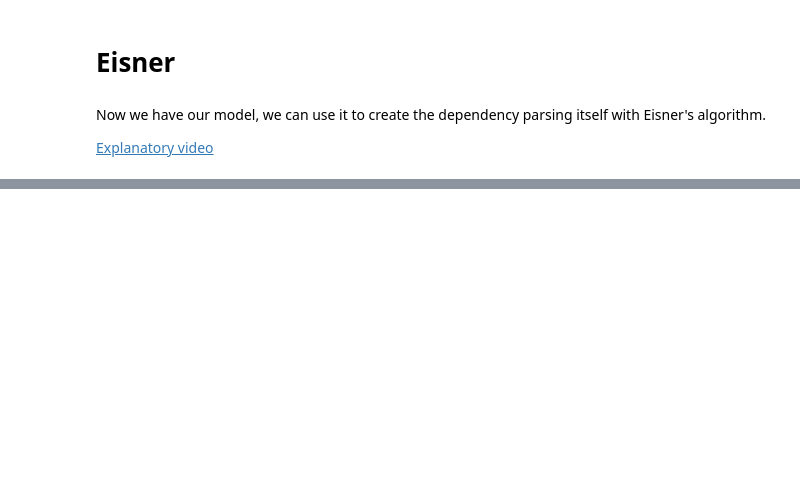
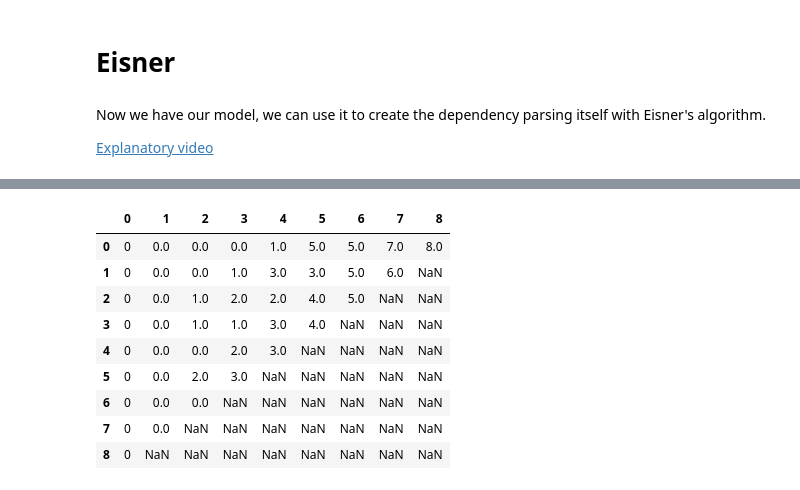
Before and after one commit to LouisGerard/Eisner, a Jupyter notebook: Eisner.ipynb, the cells around one changed output, grey strips where cells are left out. Cells and saved outputs as stored; diff of their text form; code cells hidden in the pictures; blank space fills up the shorter version.

Commit message:
fix eisner

```diff
--- a/Eisner.ipynb
+++ b/Eisner.ipynb
@@ -202,8 +214,9 @@ x.shape, y.shape
 x_train, x_test, y_train, y_test = train_test_split(x, y, test_size=0.3)
 
 model = keras.models.Sequential()
-# model.add(keras.layers.Dense(37, activation='sigmoid', input_dim=37))
 model.add(keras.layers.Dense(39, activation='sigmoid', input_dim=37))
+
+tensorboard = keras.callbacks.TensorBoard(log_dir="logs/{}".format(time.time()))
 
 model.compile('sgd', 'binary_crossentropy', metrics=['accuracy'])
 model.summary()
@@ -218,12 +231,13 @@ Trainable params: 1,482
 Non-trainable params: 0
 _________________________________________________________________
 # %%
-h = model.fit(x_train, y_train, epochs=200, batch_size=1024, validation_data=(x_test, y_test))
+h = model.fit(x_train, y_train, epochs=1000, batch_size=1024, validation_data=(x_test, y_test), verbose=0, callbacks=[tensorboard])
 
 x_plt = np.arange(len(h.history['loss']))
 plt.plot(x_plt, h.history['loss'], label='train')
 plt.plot(x_plt, h.history['val_loss'], label='test')
 plt.show()
+
 plt.plot(x_plt, h.history['acc'], label='train')
 plt.plot(x_plt, h.history['val_acc'], label='test')
 plt.show()
@@ -322,13 +319,23 @@ def eisner(sentence, model):
 
     full_left = []
     full_right = []
+    full_max = []
     part_left = []
     part_right = []
+    part_left_max = []
+    part_right_max = []
+    right_label = []
+    left_label = []
     for i in range(n):
         full_left.append([0])
         full_right.append([0])
+        full_max.append([0])
         part_left.append([0])
         part_right.append([0])
+        part_left_max.append([0])
+        part_right_max.append([0])
+        right_label.append([])
+        left_label.append([])
 
     for m in range(1, n):
         for i1 in range(n - m):
@@ -344,20 +351,26 @@ def eisner(sentence, model):
             elif sentence[i2][governor_i] == sentence[i1][index_i]:
                 score[1] = 1
 
+            i = np.argmax(prediction[2:])
+            label = onehot_2_label[i]
+
             max_full = -1
             max_q = -1
             for q in range(i2 - i1):
                 q_line = q + i1
-                current = full_right[i1][q] + full_left[q_line + 1][i2 - q_line - 1]
+                current = full_left[i1][q] + full_right[q_line + 1][i2 - q_line - 1]
                 if current > max_full:
                     max_full = current
-                    max_q = q_line + 1
+                    max_q = q_line
 
             part_left[i1].append(max_full + score[1])
             part_right[i1].append(max_full + score[0])
+            full_max[i1].append(max_q)
 
             max_part_l = -1
             max_part_r = -1
+            max_q_l = -1
+            max_q_r = -1
             for q in range(i2 - i1):
                 q_line = q + i1
                 current_l = full_left[i1][q] + part_left[q_line][i2 - q_line]
@@ -365,12 +378,29 @@ def eisner(sentence, model):
 
                 if current_l > max_part_l:
                     max_part_l = current_l
+                    max_q_l = q_line
                 if current_r > max_part_r:
                     max_part_r = current_r
+                    max_q_r = q_line + 1
 
             full_left[i1].append(max_part_l)
             full_right[i1].append(max_part_r)
-        print('-'*50)
-    return full_left, full_right, part_left, part_right
+            part_left_max[i1].append(max_q_l)
+            part_right_max[i1].append(max_q_r)
 
-full_left, full_right, part_left, part_right = eisner(sentence, model)
+    return full_left, full_right, full_max, part_left, part_right, part_left_max, part_right_max
+
+full_left, full_right, full_max, part_left, part_right, part_left_max, part_right_max = eisner(sentence, model)
+# %%
+pd.DataFrame(full_left)
+# %% [output]
+|  | 0 | 1 | 2 | 3 | 4 | 5 | 6 | 7 | 8 |
+| 0 | 0 | 0.0 | 0.0 | 0.0 | 1.0 | 5.0 | 5.0 | 7.0 | 8.0 |
+| 1 | 0 | 0.0 | 0.0 | 1.0 | 3.0 | 3.0 | 5.0 | 6.0 | NaN |
+| 2 | 0 | 0.0 | 1.0 | 2.0 | 2.0 | 4.0 | 5.0 | NaN | NaN |
+| 3 | 0 | 0.0 | 1.0 | 1.0 | 3.0 | 4.0 | NaN | NaN | NaN |
+| 4 | 0 | 0.0 | 0.0 | 2.0 | 3.0 | NaN | NaN | NaN | NaN |
+| 5 | 0 | 0.0 | 2.0 | 3.0 | NaN | NaN | NaN | NaN | NaN |
+| 6 | 0 | 0.0 | 0.0 | NaN | NaN | NaN | NaN | NaN | NaN |
+| 7 | 0 | 0.0 | NaN | NaN | NaN | NaN | NaN | NaN | NaN |
+| 8 | 0 | NaN | NaN | NaN | NaN | NaN | NaN | NaN | NaN |
```
Also changed, not shown: parts of 16 cells of this notebook.
